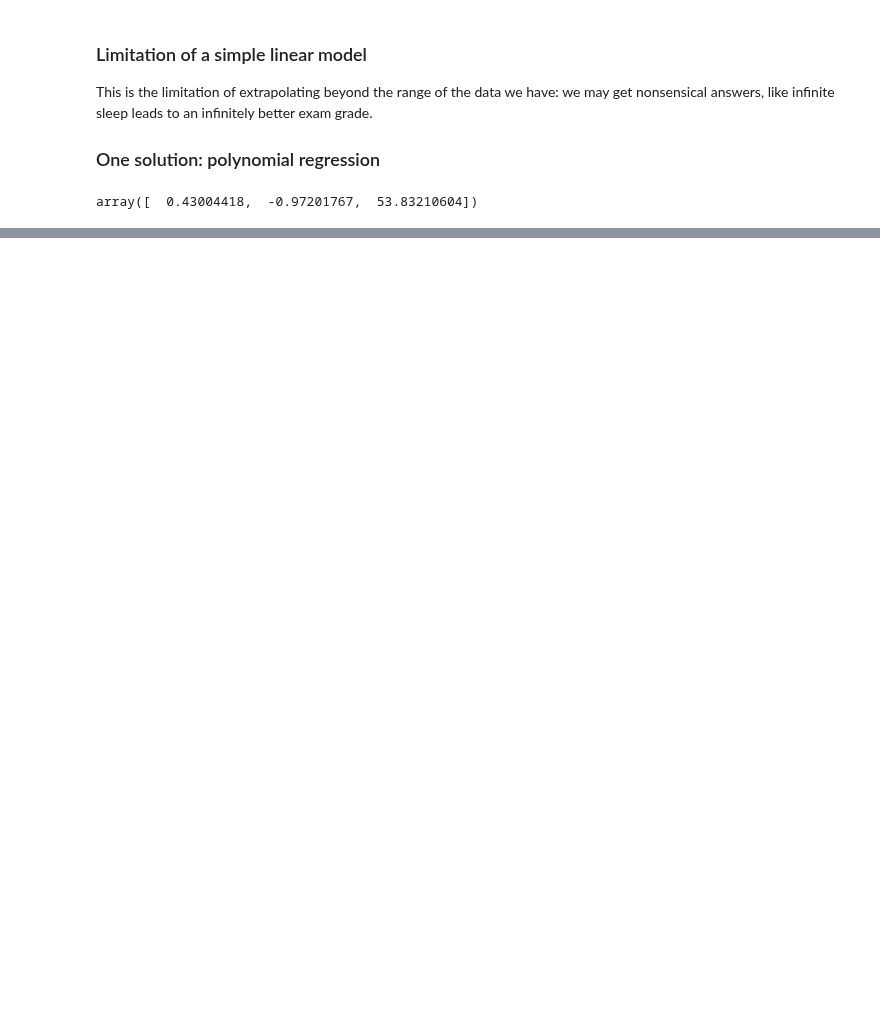
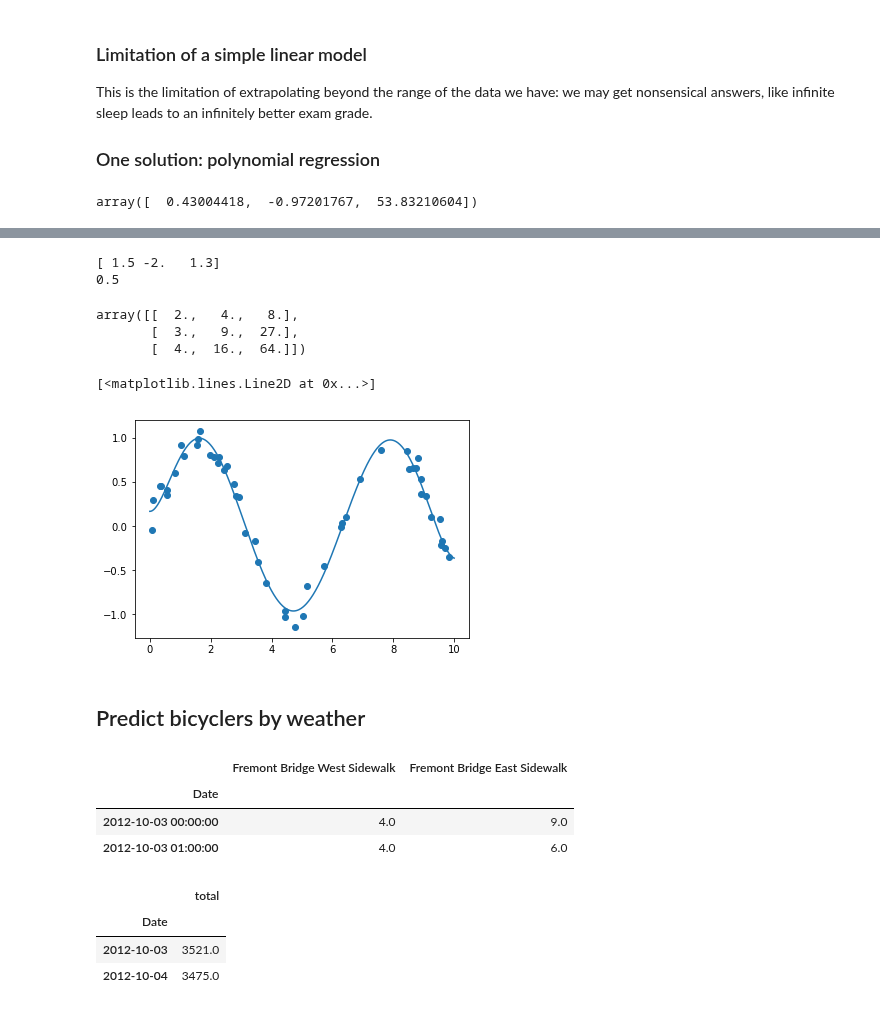
Before and after one commit to jhli973/machine-learning, a Jupyter notebook: notes/LinearRegression.ipynb, the cells around one changed output, grey strips where cells are left out. Drawn from its saved outputs; the diff is of its cells as text; code cells hidden in the pictures; blank space fills up the shorter version.

```diff
--- a/notes/LinearRegression.ipynb
+++ b/notes/LinearRegression.ipynb
@@ -163,0 +196,56 @@ plt.show()
+# %%
+x = 10 * rng.rand(4,3)
+y = 0.5 + np.dot(x, [1.5, -2., 1.3])
+
+model.fit(x, y)
+print(model.coef_)
+print(model.intercept_)
+# %% [output]
+[ 1.5 -2.   1.3]
+0.5
+# %%
+from sklearn.preprocessing import PolynomialFeatures
+x = np.array([2,3,4])
+poly = PolynomialFeatures(3, include_bias=False)
+poly.fit_transform(x[:, None])
+# %% [output]
+array([[  2.,   4.,   8.],
+       [  3.,   9.,  27.],
+       [  4.,  16.,  64.]])
+# %%
+from sklearn.pipeline import make_pipeline
+
+poly_model = make_pipeline(PolynomialFeatures(7), LinearRegression())
+# %%
+x = 10 * rng.rand(50)
+y = np.sin(x) + 0.1 * rng.randn(50)
+
+poly_model.fit(x[:, np.newaxis], y)
+yfit = poly_model.predict(xfit[:, None]) # np.newaxis are same as None
+
+plt.scatter(x, y)
+plt.plot(xfit, yfit)
+# %% [output]
+[<matplotlib.lines.Line2D at 0x...>]
+[figure, added]
+# %% [markdown]
+## Predict bicyclers by weather
+# %%
+import pandas as pd
+cnts = pd.read_csv('FremontBridge.csv', index_col = 'Date', parse_dates=True)
+cnts.head(2)
+# %% [output]
+|  | Fremont Bridge West Sidewalk | Fremont Bridge East Sidewalk |
+| Date |  |  |
+| 2012-10-03 00:00:00 | 4.0 | 9.0 |
+| 2012-10-03 01:00:00 | 4.0 | 6.0 |
+# %%
+daily = cnts.resample('d').sum()
+daily['total'] = daily.sum(axis=1)
+daily_cnts = daily[['total']]
+daily_cnts.head(2)
+# %% [output]
+|  | total |
+| Date |  |
+| 2012-10-03 | 3521.0 |
+| 2012-10-04 | 3475.0 |
```
Also changed, not shown: parts of 22 cells of this notebook, 2 other files.
